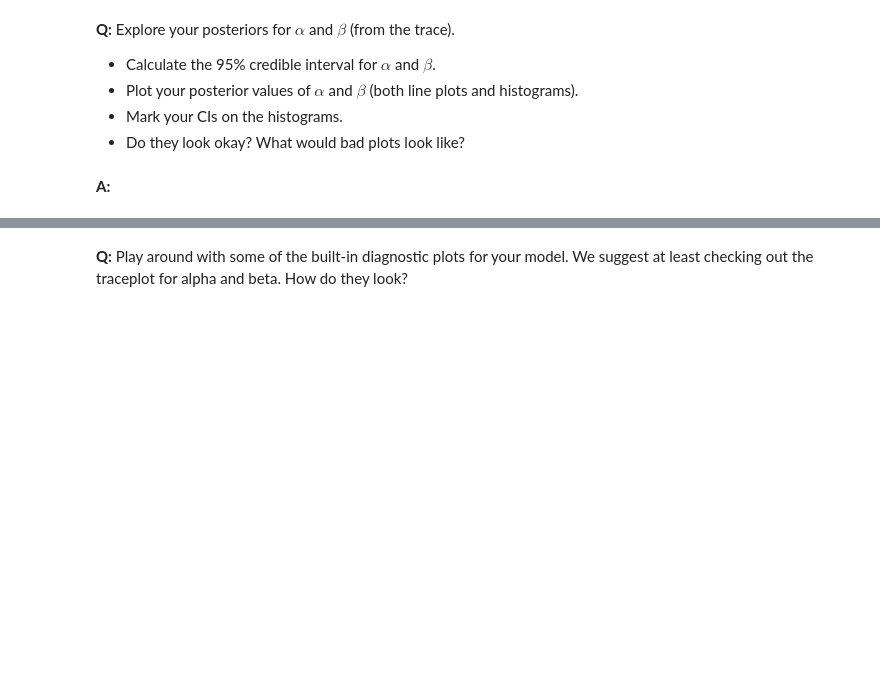
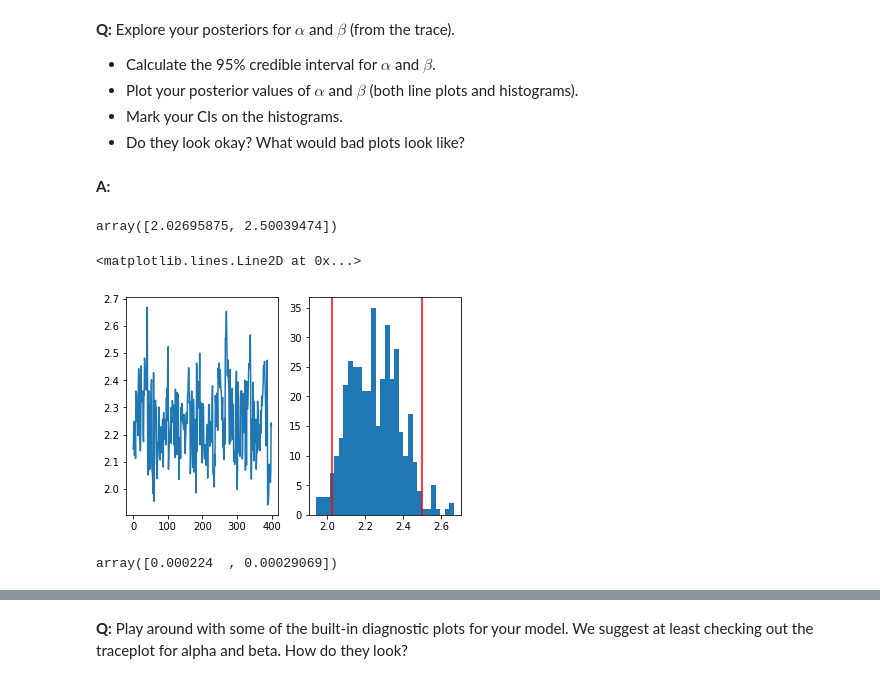
Before and after one commit to monastyrskyy/bootcamp_repo, a Jupyter notebook: 8.3Bayesian_Stats/inferential_statistics_3-Q.ipynb, the cells around one changed output, grey strips where cells are left out. Saved outputs shown, nothing was run; the diff lists cells and outputs as text; code cells hidden in the pictures; blank space fills up the shorter version.

```diff
--- a/8.3Bayesian_Stats/inferential_statistics_3-Q.ipynb
+++ b/8.3Bayesian_Stats/inferential_statistics_3-Q.ipynb
@@ -103,8 +103,8 @@ __A:__
 import pymc3 as pm
 
 with pm.Model() as model:
-    alpha_ = pm.Exponential("poisson_param", alpha_est)
-    rate_ = pm.Exponential('beta_param', beta = )
+    alpha_ = pm.Exponential("poisson_param", 1/alpha_est)
+    rate_ = pm.Exponential('beta_param', 1/rate_est)
 
-
-    trace_2 = pm.sample(10000, pm.Metropolis())
+    charge_no_ins = pm.Gamma("charge_no_insurance", alpha=alpha_, beta=rate_, observed=no_insurance)
+    trace = pm.sample(100)
@@ -118,3 +125,28 @@ __Q:__ Explore your posteriors for $\alpha$ and $\beta$ (from the trace).
 * Do they look okay? What would bad plots look like?
 # %% [markdown]
 __A:__
+# %%
+alpha_samples = trace['poisson_param']
+beta_samples = trace['beta_param']
+# %%
+alpha_ci = np.percentile(alpha_samples, [2.5, 97.5])
+alpha_ci
+# %% [output]
+array([2.02695875, 2.50039474])
+# %%
+plt.subplot(1, 2, 1)
+plt.plot(alpha_samples)
+
+plt.subplot(1, 2, 2)
+plt.hist(alpha_samples, bins=30)
+
+plt.axvline(x=alpha_ci[0], c='r')
+plt.axvline(x=alpha_ci[1], c='r')
+# %% [output]
+<matplotlib.lines.Line2D at 0x...>
+[figure, added]
+# %%
+beta_ci = np.percentile(beta_samples, [2.5, 97.5])
+beta_ci
+# %% [output]
+array([0.000224  , 0.00029069])
```
Also changed, not shown: parts of 6 cells of this notebook.
